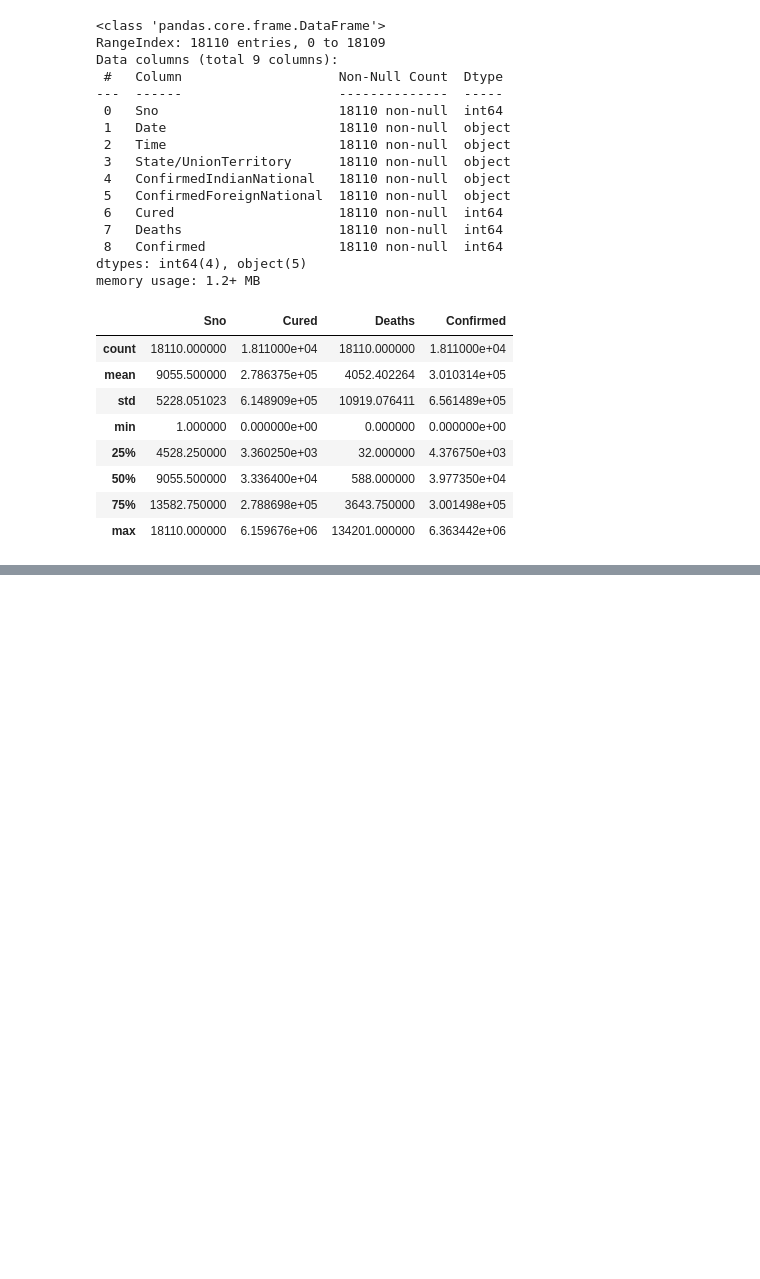
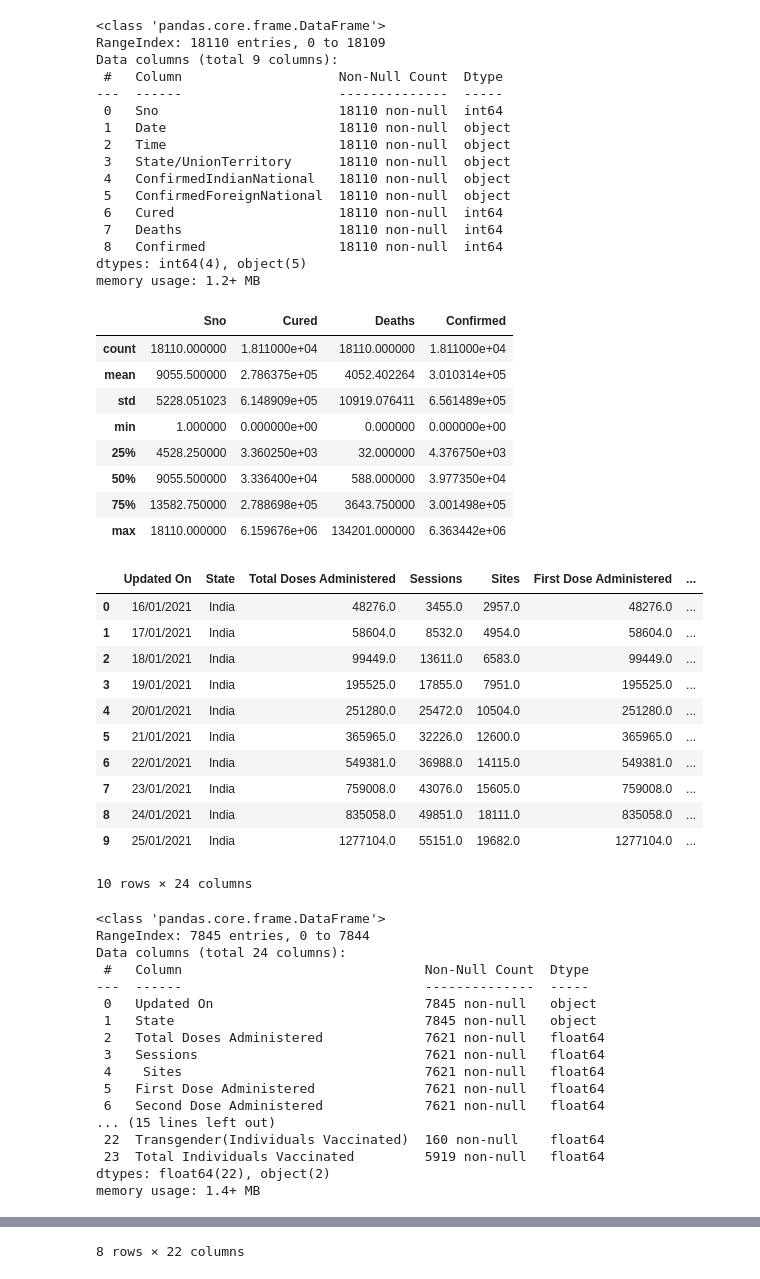
Before and after one commit to saberzero1/covid-visualization, a Jupyter notebook: Covid Data Analysis India.ipynb, the cells around one changed output, grey strips where cells are left out. Saved outputs shown, nothing was run; the diff lists cells and outputs as text; code cells hidden in the pictures; blank space fills up the shorter version.

```diff
--- a/Covid Data Analysis India.ipynb
+++ b/Covid Data Analysis India.ipynb
@@ -54,0 +57,35 @@ vaccine_df = pd.read_csv("Datasets/covid_vaccine_statewise.csv")
+# %%
+# Display vaccination dataset.
+display(vaccine_df.head(10))
+vaccine_df.info()
+vaccine_df.describe()
+# %% [output]
+|  | Updated On | State | Total Doses Administered | Sessions | Sites | First Dose Administered | ... |
+| 0 | 16/01/2021 | India | 48276.0 | 3455.0 | 2957.0 | 48276.0 | ... |
+| 1 | 17/01/2021 | India | 58604.0 | 8532.0 | 4954.0 | 58604.0 | ... |
+| 2 | 18/01/2021 | India | 99449.0 | 13611.0 | 6583.0 | 99449.0 | ... |
+| 3 | 19/01/2021 | India | 195525.0 | 17855.0 | 7951.0 | 195525.0 | ... |
+| 4 | 20/01/2021 | India | 251280.0 | 25472.0 | 10504.0 | 251280.0 | ... |
+| 5 | 21/01/2021 | India | 365965.0 | 32226.0 | 12600.0 | 365965.0 | ... |
+| 6 | 22/01/2021 | India | 549381.0 | 36988.0 | 14115.0 | 549381.0 | ... |
+| 7 | 23/01/2021 | India | 759008.0 | 43076.0 | 15605.0 | 759008.0 | ... |
+| 8 | 24/01/2021 | India | 835058.0 | 49851.0 | 18111.0 | 835058.0 | ... |
+| 9 | 25/01/2021 | India | 1277104.0 | 55151.0 | 19682.0 | 1277104.0 | ... |
+10 rows × 24 columns
+<class 'pandas.core.frame.DataFrame'>
+RangeIndex: 7845 entries, 0 to 7844
+Data columns (total 24 columns):
+ #   Column                               Non-Null Count  Dtype
+---  ------                               --------------  -----
+ 0   Updated On                           7845 non-null   object
+ 1   State                                7845 non-null   object
+ 2   Total Doses Administered             7621 non-null   float64
+ 3   Sessions                             7621 non-null   float64
+ 4    Sites                               7621 non-null   float64
+ 5   First Dose Administered              7621 non-null   float64
+ 6   Second Dose Administered             7621 non-null   float64
+... (15 lines left out)
+ 22  Transgender(Individuals Vaccinated)  160 non-null    float64
+ 23  Total Individuals Vaccinated         5919 non-null   float64
+dtypes: float64(22), object(2)
+memory usage: 1.4+ MB
@@ -54,0 +101 @@ vaccine_df = pd.read_csv("Datasets/covid_vaccine_statewise.csv")
+8 rows × 22 columns
```
Also changed, not shown: parts of 9 cells of this notebook.
